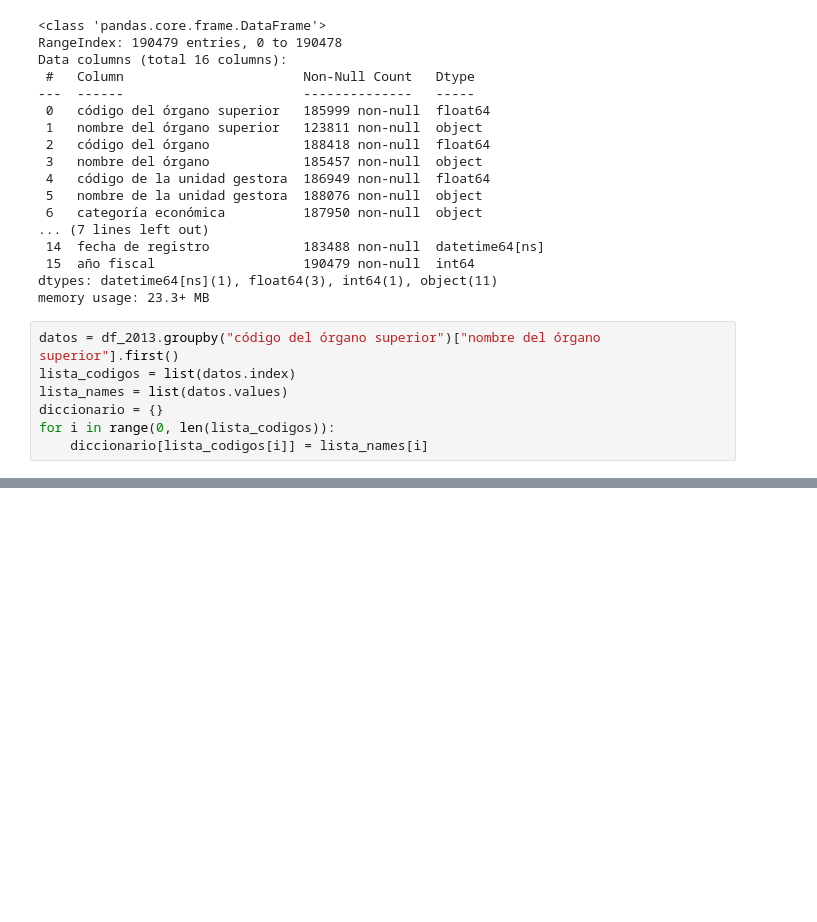
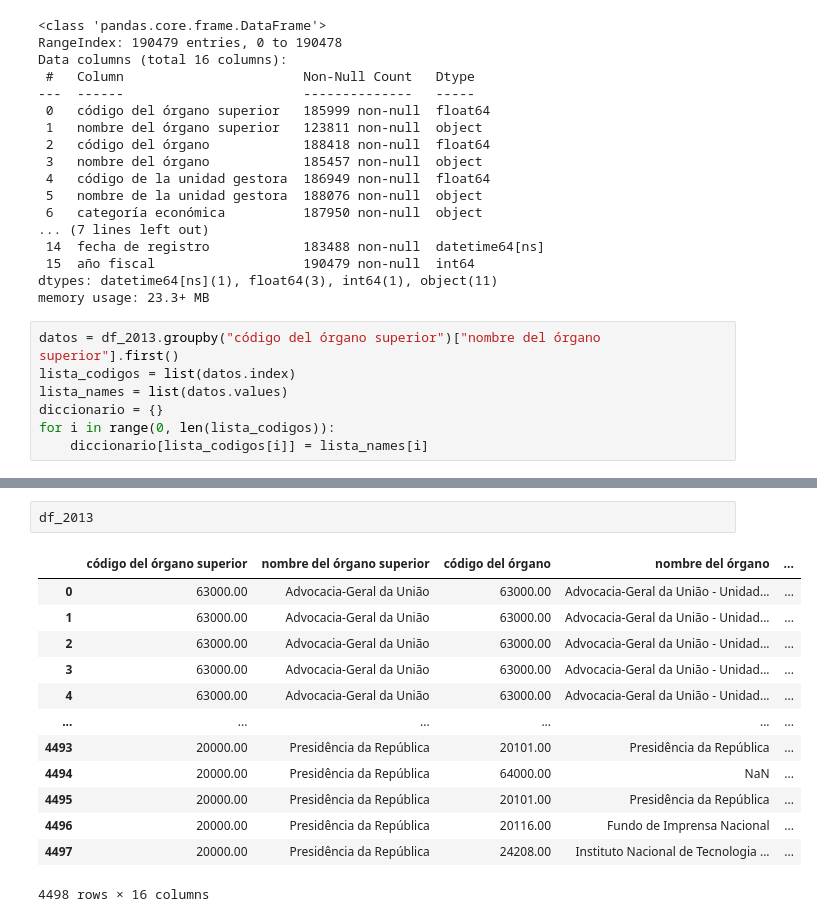
Before and after one commit to apelsito/Proyecto2-EDA-Ingresos-Brasil, a Jupyter notebook: jupyter_notebooks/01_Exploracion.ipynb, the cells around one changed output, grey strips where cells are left out. Cells and saved outputs as stored; diff of their text form; blank space fills up the shorter version.

```diff
--- a/jupyter_notebooks/01_Exploracion.ipynb
+++ b/jupyter_notebooks/01_Exploracion.ipynb
@@ -84,0 +132,16 @@ for i in range(0, len(lista_codigos)):
+# %%
+df_2013
+# %% [output]
+|  | código del órgano superior | nombre del órgano superior | código del órgano | nombre del órgano | ... |
+| 0 | 63000.00 | Advocacia-Geral da União | 63000.00 | Advocacia-Geral da União - Unidad... | ... |
+| 1 | 63000.00 | Advocacia-Geral da União | 63000.00 | Advocacia-Geral da União - Unidad... | ... |
+| 2 | 63000.00 | Advocacia-Geral da União | 63000.00 | Advocacia-Geral da União - Unidad... | ... |
+| 3 | 63000.00 | Advocacia-Geral da União | 63000.00 | Advocacia-Geral da União - Unidad... | ... |
+| 4 | 63000.00 | Advocacia-Geral da União | 63000.00 | Advocacia-Geral da União - Unidad... | ... |
+| ... | ... | ... | ... | ... | ... |
+| 4493 | 20000.00 | Presidência da República | 20101.00 | Presidência da República | ... |
+| 4494 | 20000.00 | Presidência da República | 64000.00 | NaN | ... |
+| 4495 | 20000.00 | Presidência da República | 20101.00 | Presidência da República | ... |
+| 4496 | 20000.00 | Presidência da República | 20116.00 | Fundo de Imprensa Nacional | ... |
+| 4497 | 20000.00 | Presidência da República | 24208.00 | Instituto Nacional de Tecnologia ... | ... |
+4498 rows × 16 columns
```
Also changed, not shown: parts of 9 cells of this notebook, 1 other file.
